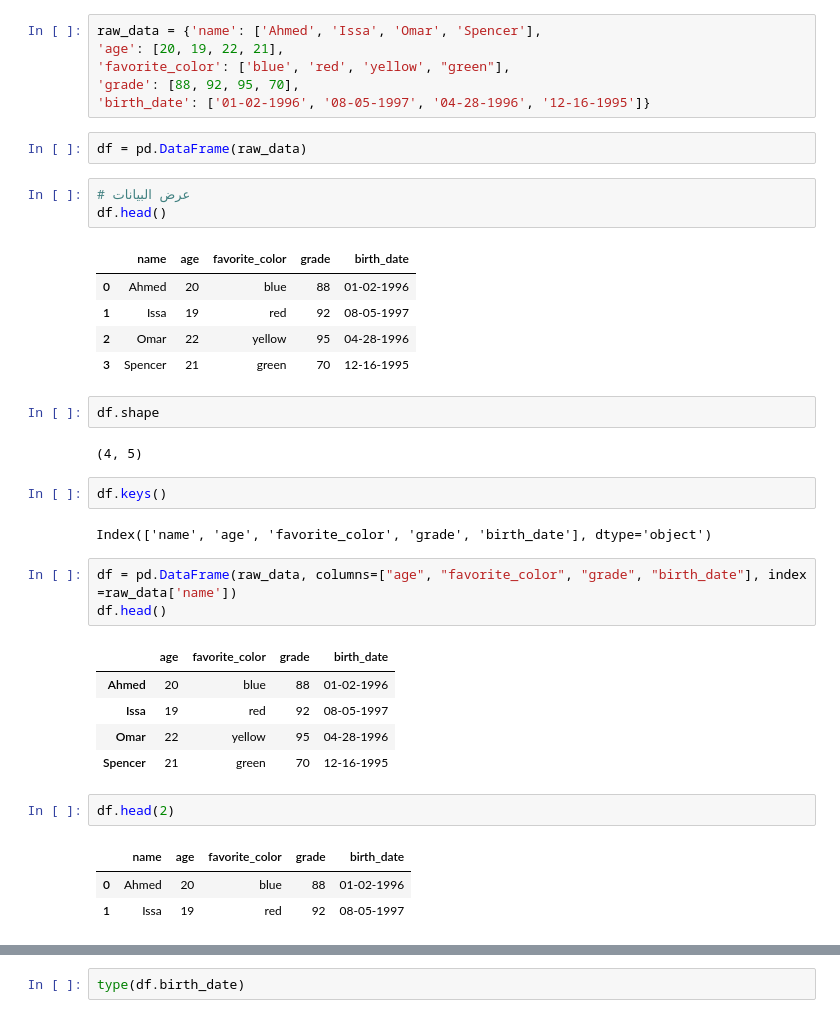
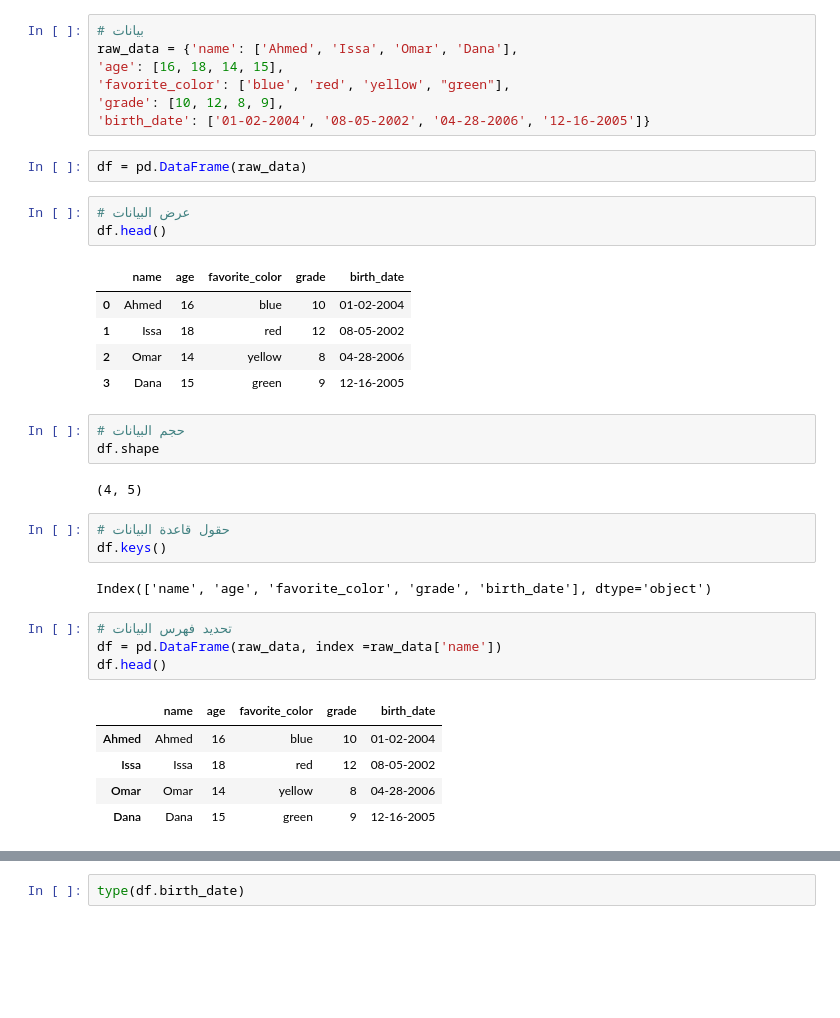
Before and after one commit to DatascienceBH/ML-Course, a Jupyter notebook: ML-python-intro.ipynb, the cells around one changed output, grey strips where cells are left out. Saved outputs shown, nothing was run; the diff lists cells and outputs as text; blank space fills up the shorter version.

```diff
--- a/ML-python-intro.ipynb
+++ b/ML-python-intro.ipynb
@@ -21,11 +21,12 @@ import pandas as pd
 import matplotlib.pyplot as plt
 from sklearn import preprocessing, datasets
 # %%
-raw_data = {'name': ['Ahmed', 'Issa', 'Omar', 'Spencer'],
-'age': [20, 19, 22, 21],
+# بيانات
+raw_data = {'name': ['Ahmed', 'Issa', 'Omar', 'Dana'],
+'age': [16, 18, 14, 15],
 'favorite_color': ['blue', 'red', 'yellow', "green"],
-'grade': [88, 92, 95, 70],
-'birth_date': ['01-02-1996', '08-05-1997', '04-28-1996', '12-16-1995']}
+'grade': [10, 12, 8, 9],
+'birth_date': ['01-02-2004', '08-05-2002', '04-28-2006', '12-16-2005']}
 # %%
 df = pd.DataFrame(raw_data)
 # %%
@@ -33,30 +34,27 @@ df = pd.DataFrame(raw_data)
 df.head()
 # %% [output]
 |  | name | age | favorite_color | grade | birth_date |
-| 0 | Ahmed | 20 | blue | 88 | 01-02-1996 |
-| 1 | Issa | 19 | red | 92 | 08-05-1997 |
-| 2 | Omar | 22 | yellow | 95 | 04-28-1996 |
-| 3 | Spencer | 21 | green | 70 | 12-16-1995 |
+| 0 | Ahmed | 16 | blue | 10 | 01-02-2004 |
+| 1 | Issa | 18 | red | 12 | 08-05-2002 |
+| 2 | Omar | 14 | yellow | 8 | 04-28-2006 |
+| 3 | Dana | 15 | green | 9 | 12-16-2005 |
-# %%
-df.shape
-# %% [output]
-(4, 5)
-# %%
-df.keys()
-# %% [output]
-Index(['name', 'age', 'favorite_color', 'grade', 'birth_date'], dtype='object')
+# %%
+# حجم البيانات
+df.shape
+# %% [output]
+(4, 5)
+# %%
+# حقول قاعدة البيانات
+df.keys()
+# %% [output]
+Index(['name', 'age', 'favorite_color', 'grade', 'birth_date'], dtype='object')
 # %%
-df = pd.DataFrame(raw_data, columns=["age", "favorite_color", "grade", "birth_date"], index =raw_data['name'])
+# تحديد فهرس البيانات
+df = pd.DataFrame(raw_data, index =raw_data['name'])
 df.head()
 # %% [output]
-|  | age | favorite_color | grade | birth_date |
-| Ahmed | 20 | blue | 88 | 01-02-1996 |
-| Issa | 19 | red | 92 | 08-05-1997 |
-| Omar | 22 | yellow | 95 | 04-28-1996 |
-| Spencer | 21 | green | 70 | 12-16-1995 |
+|  | name | age | favorite_color | grade | birth_date |
+| Ahmed | Ahmed | 16 | blue | 10 | 01-02-2004 |
+| Issa | Issa | 18 | red | 12 | 08-05-2002 |
+| Omar | Omar | 14 | yellow | 8 | 04-28-2006 |
+| Dana | Dana | 15 | green | 9 | 12-16-2005 |
-# %%
-df.head(2)
-# %% [output]
-|  | name | age | favorite_color | grade | birth_date |
-| 0 | Ahmed | 20 | blue | 88 | 01-02-1996 |
-| 1 | Issa | 19 | red | 92 | 08-05-1997 |
```
Also changed, not shown: parts of 52 cells of this notebook.
